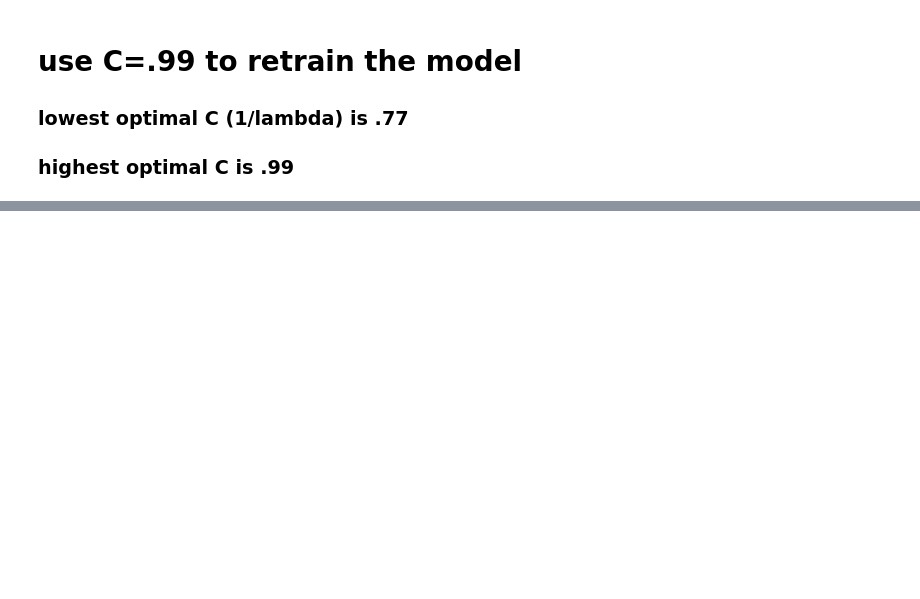
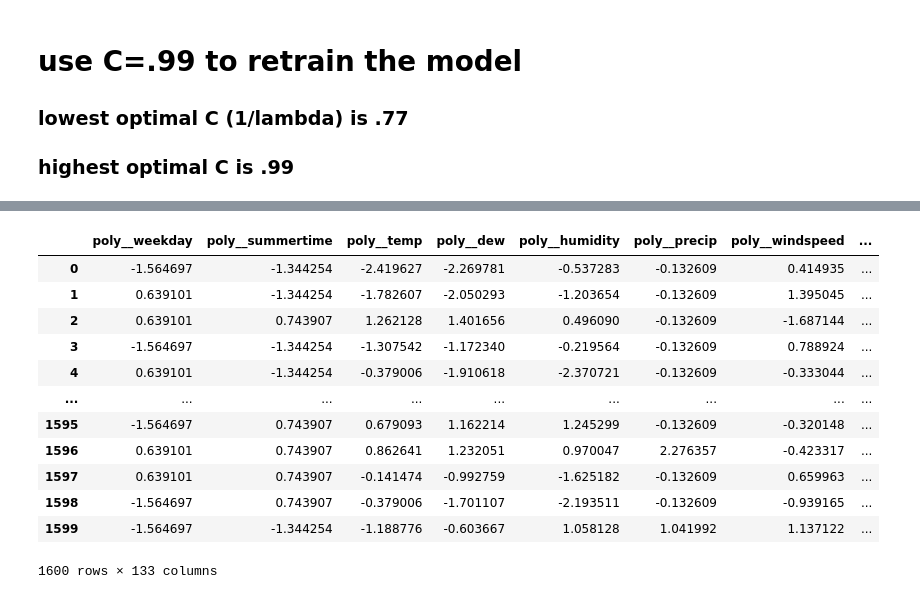
Before and after one commit to vaughankraska/BIKES_SML, a Jupyter notebook: notebooks/log_ridge.ipynb, the cells around one changed output, grey strips where cells are left out. Saved outputs shown, nothing was run; the diff lists cells and outputs as text; code cells hidden in the pictures; blank space fills up the shorter version.

```diff
--- a/notebooks/log_ridge.ipynb
+++ b/notebooks/log_ridge.ipynb
@@ -209,0 +205,7 @@ weighted avg       0.88      0.89      0.88      1600
+# %%
+log_lasso_model.fit(data_copy.drop('increase_stock',axis=1),data_copy['increase_stock'])
+processed_names = log_lasso_model[:-1].get_feature_names_out()
+logreg_coefs = log_lasso_model.named_steps["classifier"].coef_[0]
+print(f'col len: {len(processed_names)} coef len: {len(logreg_coefs)}')
+for item in zip(processed_names,logreg_coefs):
+    print(f'{item[0]} = {item[1]}')
@@ -209,0 +230,18 @@ weighted avg       0.88      0.89      0.88      1600
+# %%
+pd.DataFrame(log_lasso_model[1].transform(
+    log_lasso_model[0].transform(data_copy.drop('increase_stock',axis=1))
+),columns=list(log_lasso_model[:-1].get_feature_names_out()))
+# %% [output]
+|  | poly__weekday | poly__summertime | poly__temp | poly__dew | poly__humidity | poly__precip | poly__windspeed | ... |
+| 0 | -1.564697 | -1.344254 | -2.419627 | -2.269781 | -0.537283 | -0.132609 | 0.414935 | ... |
+| 1 | 0.639101 | -1.344254 | -1.782607 | -2.050293 | -1.203654 | -0.132609 | 1.395045 | ... |
+| 2 | 0.639101 | 0.743907 | 1.262128 | 1.401656 | 0.496090 | -0.132609 | -1.687144 | ... |
+| 3 | -1.564697 | -1.344254 | -1.307542 | -1.172340 | -0.219564 | -0.132609 | 0.788924 | ... |
+| 4 | 0.639101 | -1.344254 | -0.379006 | -1.910618 | -2.370721 | -0.132609 | -0.333044 | ... |
+| ... | ... | ... | ... | ... | ... | ... | ... | ... |
+| 1595 | -1.564697 | 0.743907 | 0.679093 | 1.162214 | 1.245299 | -0.132609 | -0.320148 | ... |
+| 1596 | 0.639101 | 0.743907 | 0.862641 | 1.232051 | 0.970047 | 2.276357 | -0.423317 | ... |
+| 1597 | 0.639101 | 0.743907 | -0.141474 | -0.992759 | -1.625182 | -0.132609 | 0.659963 | ... |
+| 1598 | -1.564697 | 0.743907 | -0.379006 | -1.701107 | -2.193511 | -0.132609 | -0.939165 | ... |
+| 1599 | -1.564697 | -1.344254 | -1.188776 | -0.603667 | 1.058128 | 1.041992 | 1.137122 | ... |
+1600 rows × 133 columns
```
Also changed, not shown: parts of 16 cells of this notebook, 1 other file.
